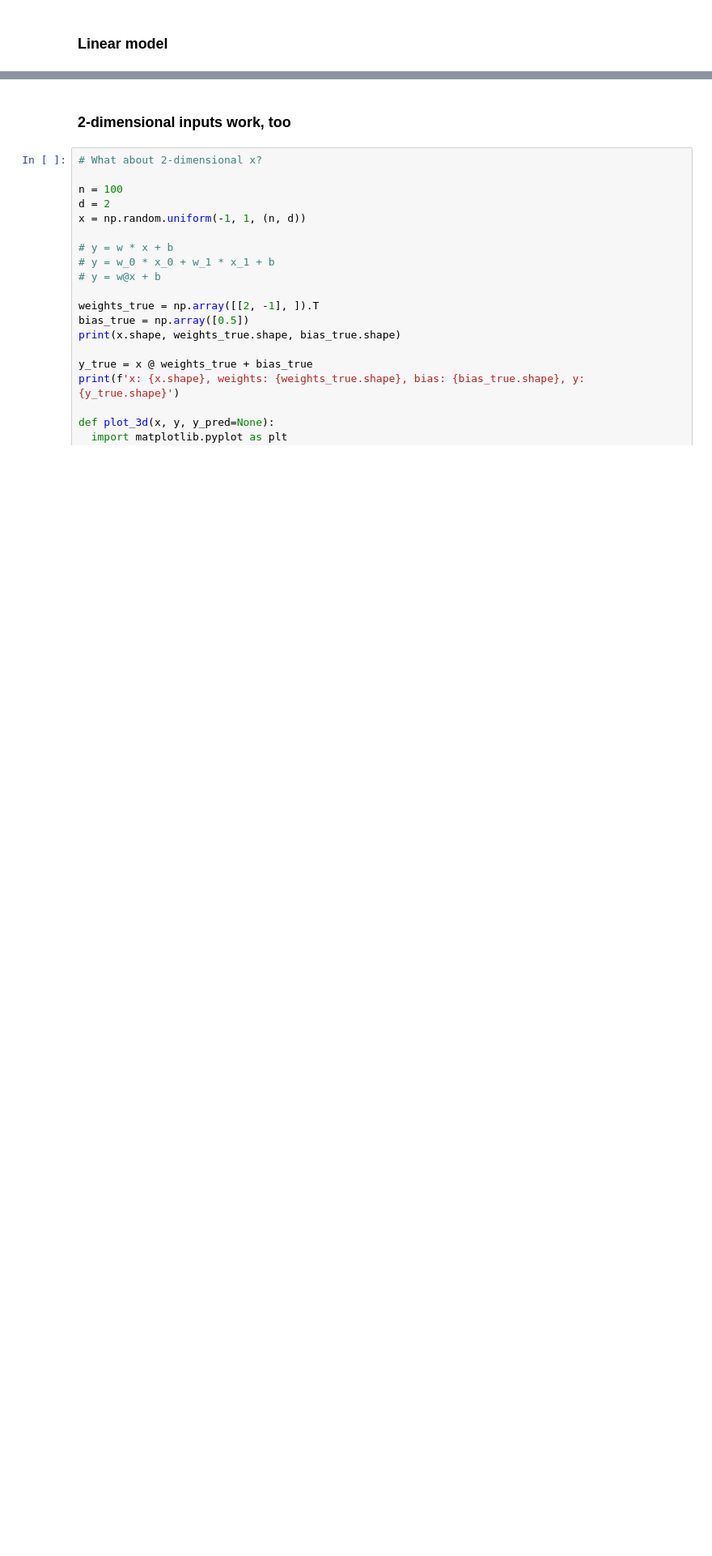
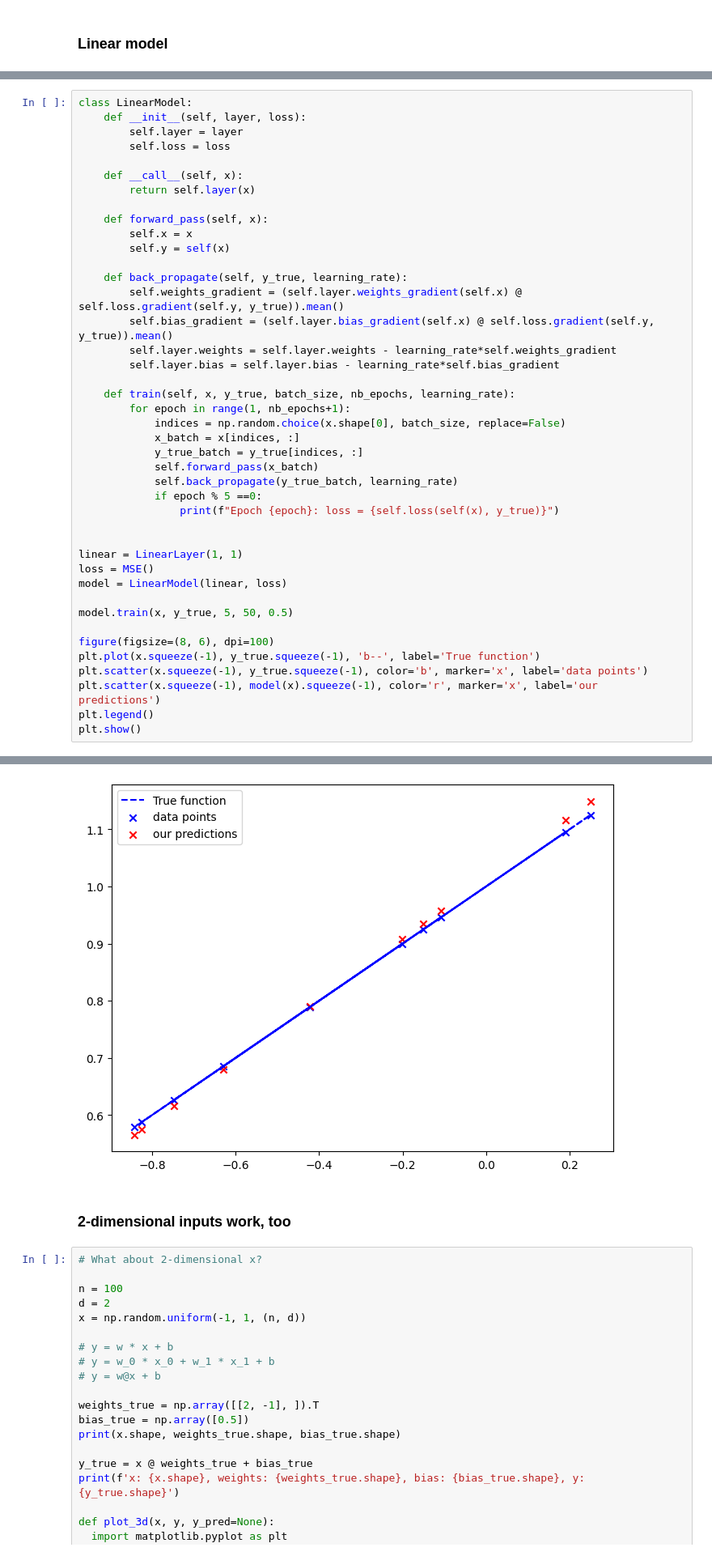
Before and after one commit to seub/NN, a Jupyter notebook: 3.basic-MLP.ipynb, the cells around one changed output, grey strips where cells are left out. Shown: that part at 81% size. Drawn from its saved outputs; the diff is of its cells as text; blank space fills up the shorter version.

```diff
--- a/3.basic-MLP.ipynb
+++ b/3.basic-MLP.ipynb
@@ -200,0 +156,43 @@ plt.legend(bbox_to_anchor=(1.04, 1), loc="upper left");
+# %%
+class LinearModel:
+    def __init__(self, layer, loss):
+        self.layer = layer
+        self.loss = loss
+
+    def __call__(self, x):
+        return self.layer(x)
+
+    def forward_pass(self, x):
+        self.x = x
+        self.y = self(x)
+
+    def back_propagate(self, y_true, learning_rate):
+        self.weights_gradient = (self.layer.weights_gradient(self.x) @ self.loss.gradient(self.y, y_true)).mean()
+        self.bias_gradient = (self.layer.bias_gradient(self.x) @ self.loss.gradient(self.y, y_true)).mean()
+        self.layer.weights = self.layer.weights - learning_rate*self.weights_gradient
+        self.layer.bias = self.layer.bias - learning_rate*self.bias_gradient
+
+    def train(self, x, y_true, batch_size, nb_epochs, learning_rate):
+        for epoch in range(1, nb_epochs+1):
+            indices = np.random.choice(x.shape[0], batch_size, replace=False)
+            x_batch = x[indices, :]
+            y_true_batch = y_true[indices, :]
+            self.forward_pass(x_batch)
+            self.back_propagate(y_true_batch, learning_rate)
+            if epoch % 5 ==0:
+                print(f"Epoch {epoch}: loss = {self.loss(self(x), y_true)}")
+
+
+linear = LinearLayer(1, 1)
+loss = MSE()
+model = LinearModel(linear, loss)
+
+model.train(x, y_true, 5, 50, 0.5)
+
+figure(figsize=(8, 6), dpi=100)
+plt.plot(x.squeeze(-1), y_true.squeeze(-1), 'b--', label='True function')
+plt.scatter(x.squeeze(-1), y_true.squeeze(-1), color='b', marker='x', label='data points')
+plt.scatter(x.squeeze(-1), model(x).squeeze(-1), color='r', marker='x', label='our predictions')
+plt.legend()
+plt.show()
+# %% [output]
@@ -201,3 +209,4 @@ plt.legend(bbox_to_anchor=(1.04, 1), loc="upper left");
+[figure, added]
 # %% [markdown]
 ### 2-dimensional inputs work, too
 # %%
```
Also changed, not shown: parts of 20 cells of this notebook, 1 other file.
